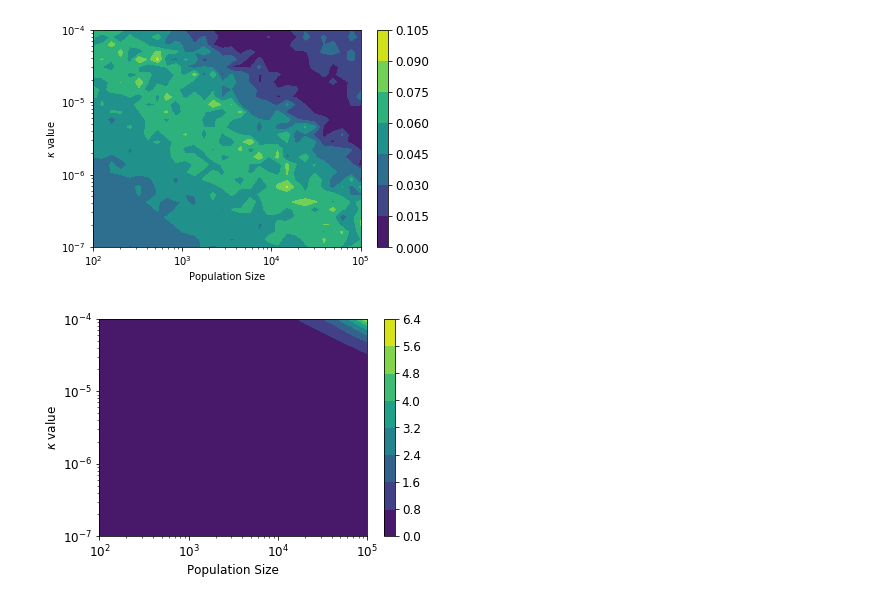
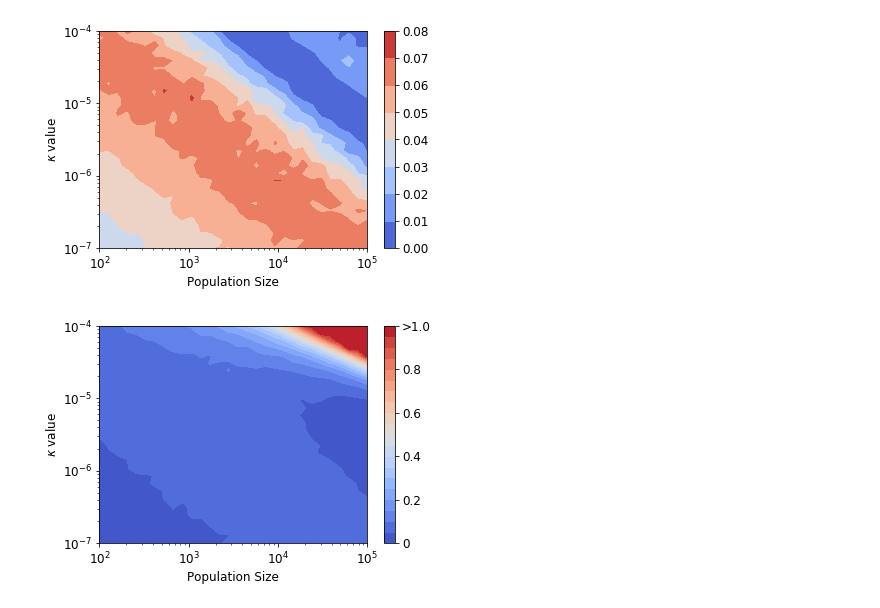
Before and after one commit to GNieddu/SISkappa, a Jupyter notebook: makeKLFig.ipynb, the cells around one changed output. Cells and saved outputs as stored; diff of their text form; code cells hidden in the pictures.

```diff
--- a/makeKLFig.ipynb
+++ b/makeKLFig.ipynb
@@ -16,28 +17,25 @@ datPath = 'data/in/'
 # %%
 mdl_name = 'SI'
-with open(projPath + datPath + mdl_name + 'KLdat.pkl', 'rb') as handle:
+with open('./' + datPath + mdl_name + 'KLdat.pkl', 'rb') as handle:
     b = pickle.load(handle)
 # b.keys()
 SI_KL_mat = b['KLDiv Matrix']
 kappa_vec = b['kval Vector']
 N_vec = b['Nval Vector']
 
-# fig = plt.figure()
-# ax = fig.add_subplot(111)
-# font = {'family' : 'normal',
-#         'weight' : 'normal',
-#         'size'   : 12}
-# plt.rc('font', **font)
-# plt.contourf(N_vec,kappa_vec,SI_KL_mat)
-# plt.colorbar()
-# plt.ylabel('$\kappa$ value')
-# plt.xlabel('Population Size')
-# ax.yaxis.set_major_formatter(mtick.FormatStrFormatter('%1.1e'))
-# ax.xaxis.set_major_formatter(mtick.FormatStrFormatter('%1.0e'))
-# ax.set_yscale('log')
-# ax.set_xscale('log')
+fig = plt.figure()
+ax = fig.add_subplot(111)
+font = {'family' : 'normal',
+        'weight' : 'normal',
+        'size'   : 12}
+plt.rc('font', **font)
+plt.contourf(N_vec,kappa_vec,SI_KL_mat,cmap = cm.coolwarm)
+plt.colorbar()
+plt.ylabel('$\kappa$ value')
+plt.xlabel('Population Size')
+ax.yaxis.set_major_formatter(mtick.FormatStrFormatter('%1.1e'))
+ax.xaxis.set_major_formatter(mtick.FormatStrFormatter('%1.0e'))
+ax.set_yscale('log')
+ax.set_xscale('log')
 
-# plt.savefig(mdl_name+'_KLDIV_plot.pdf', bbox_inches="tight")
-
-ax = sns.heatmap(SI_KL_mat, linewidth=0.005)
-plt.show()
+plt.savefig(mdl_name+'_KLDIV_plot.pdf', bbox_inches="tight")
@@ -44,36 +44,37 @@ plt.show()
 # %%
 mdl_name = 'SIS'
-with open(projPath + datPath + mdl_name + 'KLdat.pkl', 'rb') as handle:
+with open('./' + datPath + mdl_name + 'KLdat.pkl', 'rb') as handle:
     b = pickle.load(handle)
-# b.keys()
+
 SI_KL_mat = b['KLDiv Matrix']
 kappa_vec = b['kval Vector']
 N_vec = b['Nval Vector']
 
 fig = plt.figure()
 ax = fig.add_subplot(111)
 font = {'family' : 'normal',
         'weight' : 'normal',
         'size'   : 12}
 plt.rc('font', **font)
-plt.contourf(N_vec,kappa_vec,SI_KL_mat)
+plt.contourf(N_vec,kappa_vec,SI_KL_mat,cmap = cm.coolwarm)
 plt.colorbar()
 plt.ylabel('$\kappa$ value')
 plt.xlabel('Population Size')
 ax.yaxis.set_major_formatter(mtick.FormatStrFormatter('%1.1e'))
 ax.xaxis.set_major_formatter(mtick.FormatStrFormatter('%1.0e'))
 ax.set_yscale('log')
 ax.set_xscale('log')
 
-# plt.savefig(mdl_name+'_KLDIV_plot.pdf', bbox_inches="tight")
+plt.savefig(mdl_name+'_KLDIV_plot.pdf', bbox_inches="tight")
 # %% [output]
-[figure, old version]
+[figure, new version]
 # %%
 mdl_name = 'SIR'
-with open(projPath + datPath + mdl_name + 'KLdat.pkl', 'rb') as handle:
+with open('./' + datPath + mdl_name + 'KLdat.pkl', 'rb') as handle:
     b = pickle.load(handle)
-# b.keys()
+
 SI_KL_mat = b['KLDiv Matrix']
+SI_KL_mat[SI_KL_mat>1.0] = 1.0
 kappa_vec = b['kval Vector']
 N_vec = b['Nval Vector']
 
@@ -83,8 +84,7 @@ font = {'family' : 'normal',
         'weight' : 'normal',
         'size'   : 12}
 plt.rc('font', **font)
-plt.contourf(N_vec,kappa_vec,SI_KL_mat)
-plt.colorbar()
+plt.contourf(N_vec,kappa_vec,SI_KL_mat,20,cmap = cm.coolwarm)
 plt.ylabel('$\kappa$ value')
 plt.xlabel('Population Size')
 ax.yaxis.set_major_formatter(mtick.FormatStrFormatter('%1.1e'))
@@ -92,8 +92,17 @@ ax.xaxis.set_major_formatter(mtick.FormatStrFormatter('%1.0e'))
 ax.set_yscale('log')
 ax.set_xscale('log')
 
-# plt.savefig(mdl_name+'_KLDIV_plot.pdf', bbox_inches="tight")
+plt.clim(0,1)
+cbar = plt.colorbar(ticks=[0,0.2,0.4,0.6, 0.8, 1])
+cbar.ax.set_yticklabels(['0',
+                         '0.2',
+                         '0.4',
+                         '0.6',
+                         '0.8',
+                         '>1.0'])
+
+plt.savefig(mdl_name+'_KLDIV_plot.pdf', bbox_inches="tight")
 # %% [output]
-[figure, old version]
+[figure, new version]
 # %%
 mdl_name = 'SEIR'
```
Also changed, not shown: parts of 6 cells of this notebook, 28 other files.
